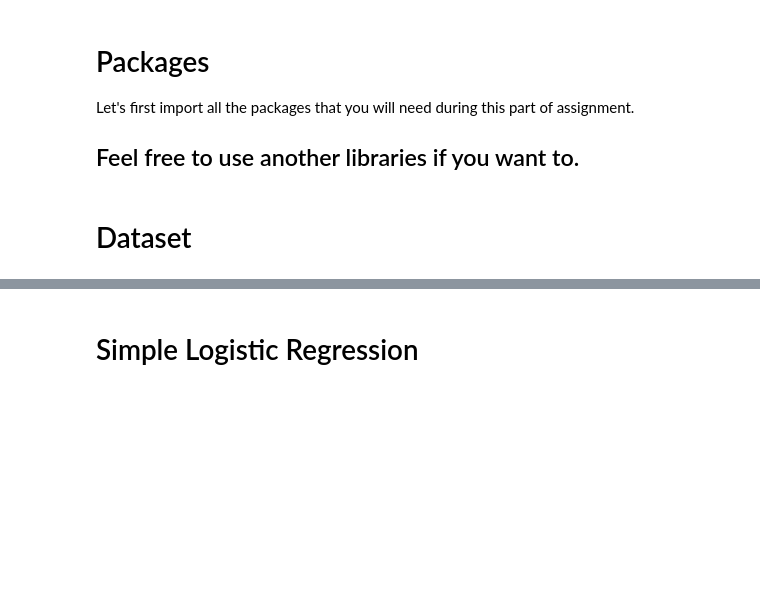
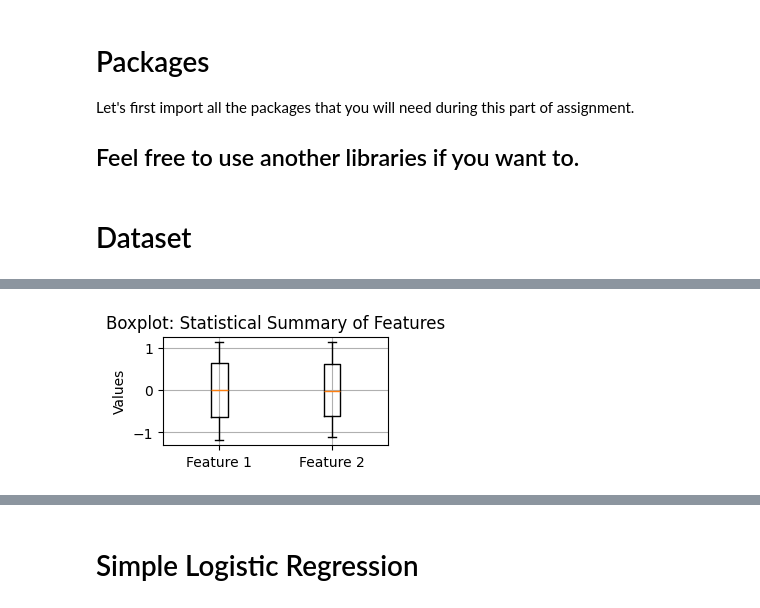
Before and after one commit to arbelkatzir/TAU, a Jupyter notebook: DL/HW1/HW new.ipynb, the cells around one changed output, grey strips where cells are left out. Saved outputs shown, nothing was run; the diff lists cells and outputs as text; code cells hidden in the pictures; blank space fills up the shorter version.

```diff
--- a/DL/HW1/HW new.ipynb
+++ b/DL/HW1/HW new.ipynb
@@ -60,0 +101,9 @@ x_train, x_test, y_train, y_test = train_test_split(x, y, test_size=0.3)
+# %%
+# 3. Boxplot:
+plt.subplot(3, 2, 3)
+plt.boxplot([x[:, 0], x[:, 1]], labels=["Feature 1", "Feature 2"])
+plt.title("Boxplot: Statistical Summary of Features")
+plt.ylabel("Values")
+plt.grid(True)
+# %% [output]
+[figure, added]
```
Also changed, not shown: parts of 23 cells of this notebook.
